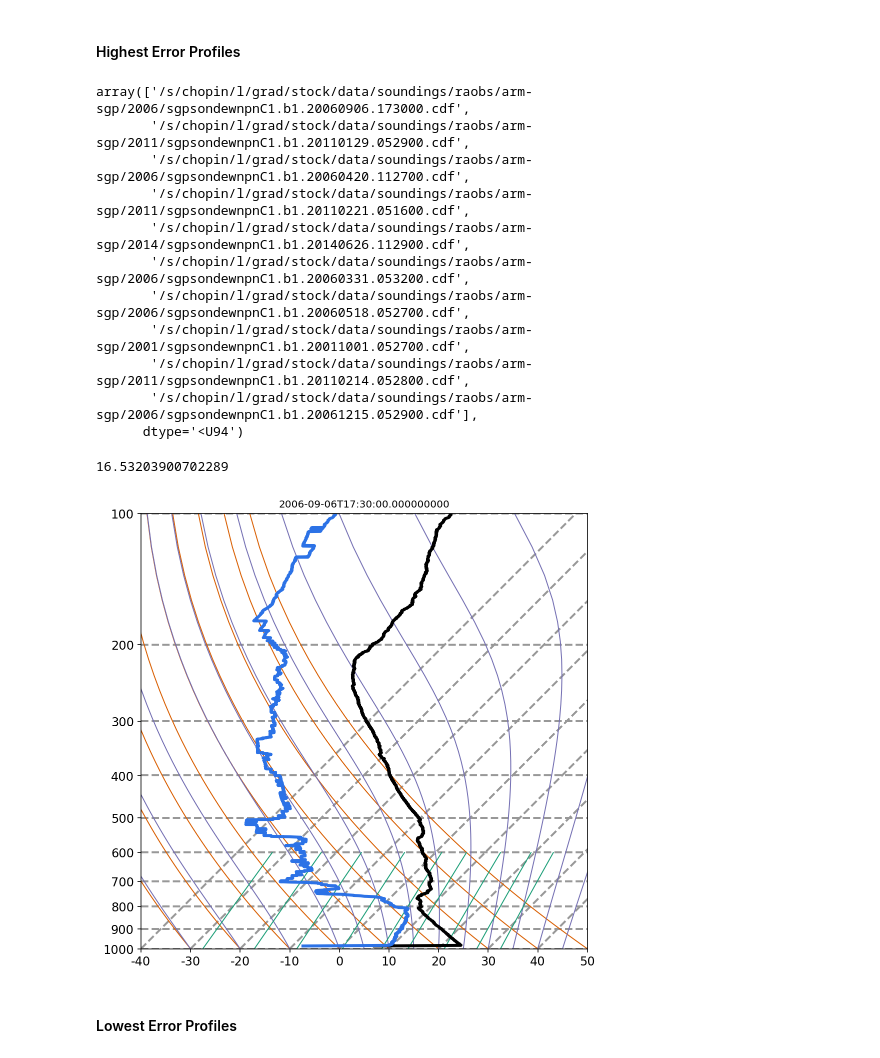
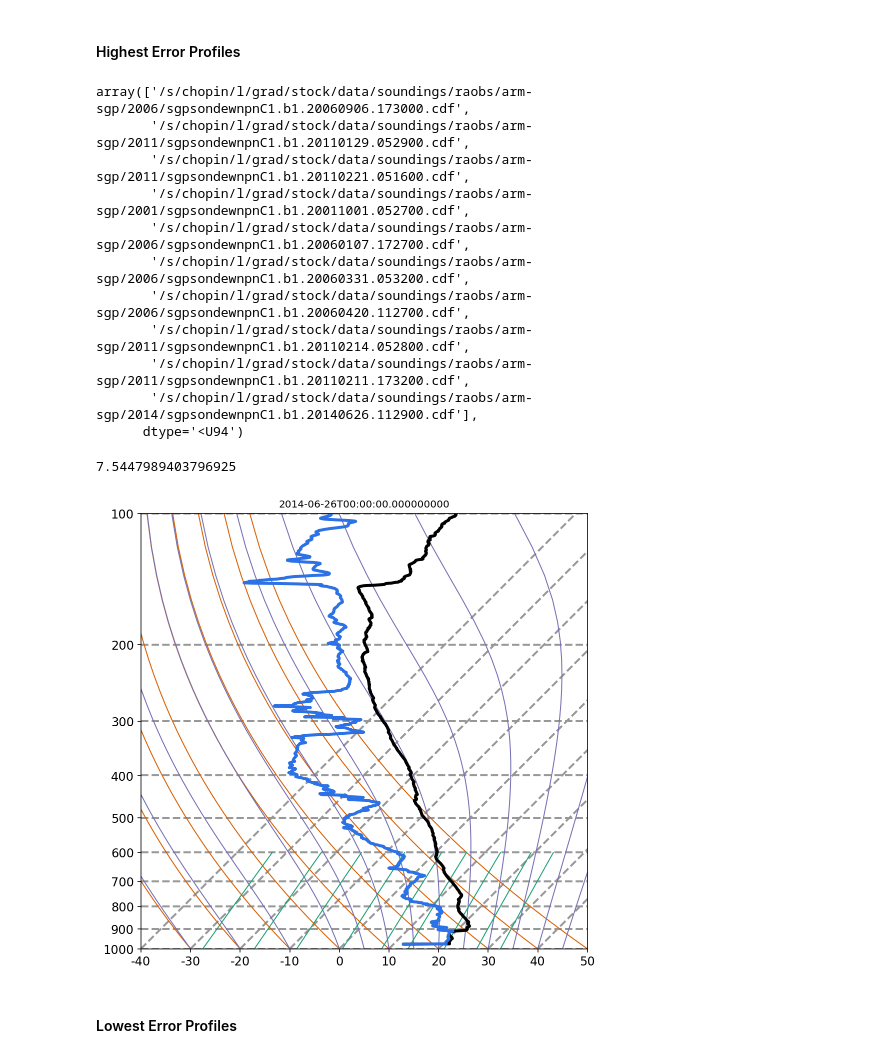
Before and after one commit to stockeh/cira-ml-soundings, a Jupyter notebook: notebooks/arm-sgp-lamont-ok.ipynb, the cells around one changed output. Saved outputs shown, nothing was run; the diff lists cells and outputs as text; code cells hidden in the pictures.

Commit message:
updated monthly exploration of sounding error

```diff
--- a/notebooks/arm-sgp-lamont-ok.ipynb
+++ b/notebooks/arm-sgp-lamont-ok.ipynb
@@ -303,6 +304,7 @@ fig.tight_layout();
 #     for item in valid_profile_files:
 #         f.write("%s\n" % item)
 # %%
-# interpolated_profiles = np.load(vol + '../profiles-alt-processed.npy')
-# interpolated_profiles.shape
+interpolated_profiles = np.load(vol + '../profiles-alt-processed.npy')
+valid_profile_files = np.loadtxt(vol + '../profiles-alt-files-processed.txt', dtype=str)
+interpolated_profiles.shape, valid_profile_files.shape
 # %% [output]
@@ -486,33 +488,35 @@ highest_err_files
 # %% [output]
 array(['/s/chopin/l/grad/stock/data/soundings/raobs/arm-sgp/2006/sgpsondewnpnC1.b1.20060906.173000.cdf',
        '/s/chopin/l/grad/stock/data/soundings/raobs/arm-sgp/2011/sgpsondewnpnC1.b1.20110129.052900.cdf',
+       '/s/chopin/l/grad/stock/data/soundings/raobs/arm-sgp/2011/sgpsondewnpnC1.b1.20110221.051600.cdf',
+       '/s/chopin/l/grad/stock/data/soundings/raobs/arm-sgp/2001/sgpsondewnpnC1.b1.20011001.052700.cdf',
+       '/s/chopin/l/grad/stock/data/soundings/raobs/arm-sgp/2006/sgpsondewnpnC1.b1.20060107.172700.cdf',
+       '/s/chopin/l/grad/stock/data/soundings/raobs/arm-sgp/2006/sgpsondewnpnC1.b1.20060331.053200.cdf',
        '/s/chopin/l/grad/stock/data/soundings/raobs/arm-sgp/2006/sgpsondewnpnC1.b1.20060420.112700.cdf',
-       '/s/chopin/l/grad/stock/data/soundings/raobs/arm-sgp/2011/sgpsondewnpnC1.b1.20110221.051600.cdf',
-       '/s/chopin/l/grad/stock/data/soundings/raobs/arm-sgp/2014/sgpsondewnpnC1.b1.20140626.112900.cdf',
-       '/s/chopin/l/grad/stock/data/soundings/raobs/arm-sgp/2006/sgpsondewnpnC1.b1.20060331.053200.cdf',
-       '/s/chopin/l/grad/stock/data/soundings/raobs/arm-sgp/2006/sgpsondewnpnC1.b1.20060518.052700.cdf',
-       '/s/chopin/l/grad/stock/data/soundings/raobs/arm-sgp/2001/sgpsondewnpnC1.b1.20011001.052700.cdf',
        '/s/chopin/l/grad/stock/data/soundings/raobs/arm-sgp/2011/sgpsondewnpnC1.b1.20110214.052800.cdf',
-       '/s/chopin/l/grad/stock/data/soundings/raobs/arm-sgp/2006/sgpsondewnpnC1.b1.20061215.052900.cdf'],
+       '/s/chopin/l/grad/stock/data/soundings/raobs/arm-sgp/2011/sgpsondewnpnC1.b1.20110211.173200.cdf',
+       '/s/chopin/l/grad/stock/data/soundings/raobs/arm-sgp/2014/sgpsondewnpnC1.b1.20140626.112900.cdf'],
       dtype='<U94')
 # %%
 # Xtest[highest_err_ind[nth], :, PRESSURE] ... to use test values
 
-nth = 0
+nth = 9
 print(surface_err[highest_err_ind[nth]])
 
 xar = xr.open_dataset(highest_err_files[nth])
 
 sounding_dict_for_metpy = dict()
 sounding_dict_for_metpy[radiosonde_utils.PRESSURE_COLUMN_KEY] = xar.pres.values
 sounding_dict_for_metpy[radiosonde_utils.TEMPERATURE_COLUMN_KEY] = xar.tdry.values
 sounding_dict_for_metpy[radiosonde_utils.DEWPOINT_COLUMN_KEY] = xar.dp.values
 
-radiosonde_plotting.plot_sounding(sounding_dict_for_metpy, title_string=xar.base_time.values)
+title = highest_err_files[nth].split('/')
+
+radiosonde_plotting.plot_sounding(sounding_dict_for_metpy, title_string=xar.base_time.values)#, file_name='../' + str(nth) + '.' + title[-2] + '.' + title[-1][:-4] + '.jpg')
 plt.show(); xar.close()
 # %% [output]
-16.53203900702289
+7.5447989403796925
-[figure, old version]
+[figure, new version]
 # %% [markdown]
 #### Lowest Error Profiles
 # %%
```
Also changed, not shown: parts of 16 cells of this notebook, 1 other file.
